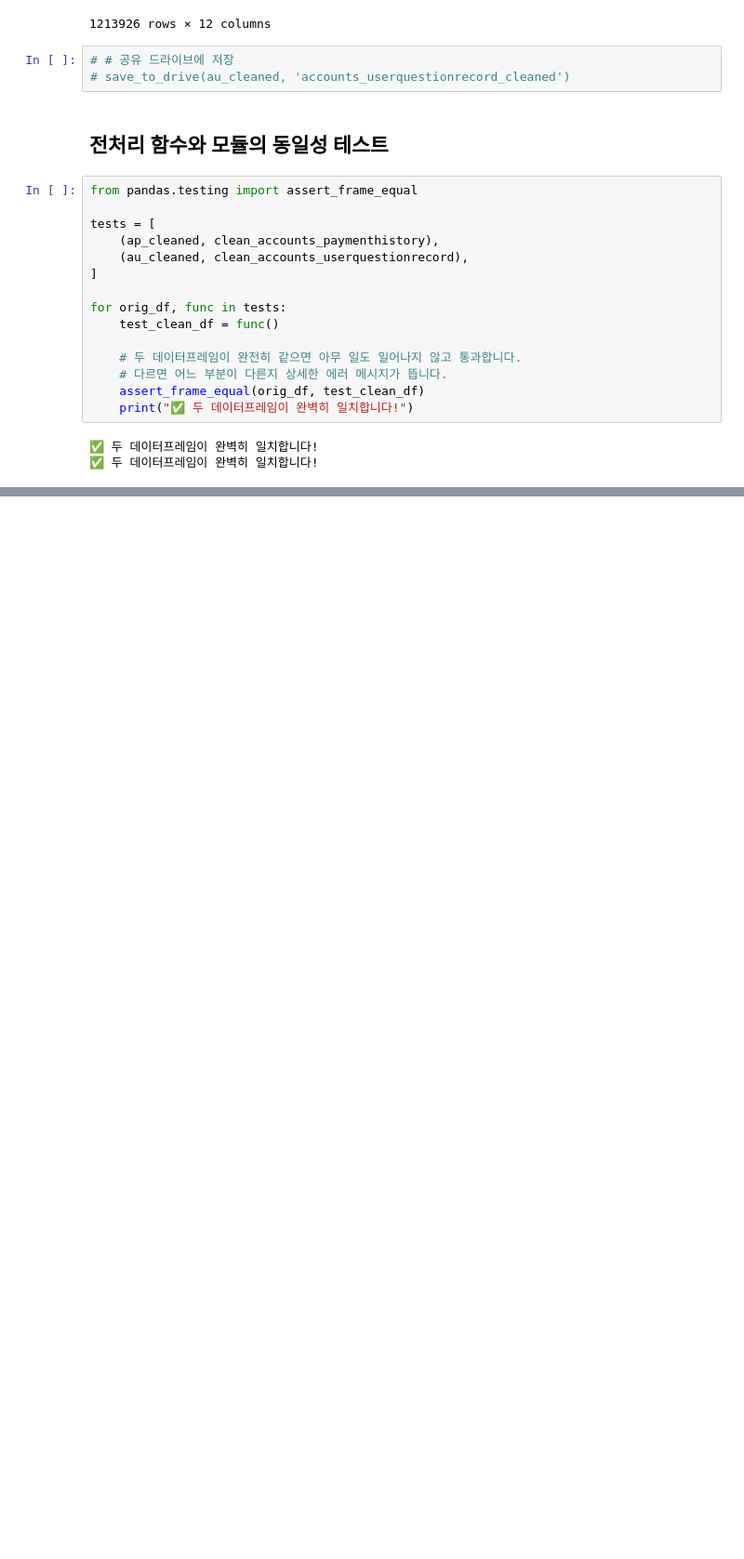
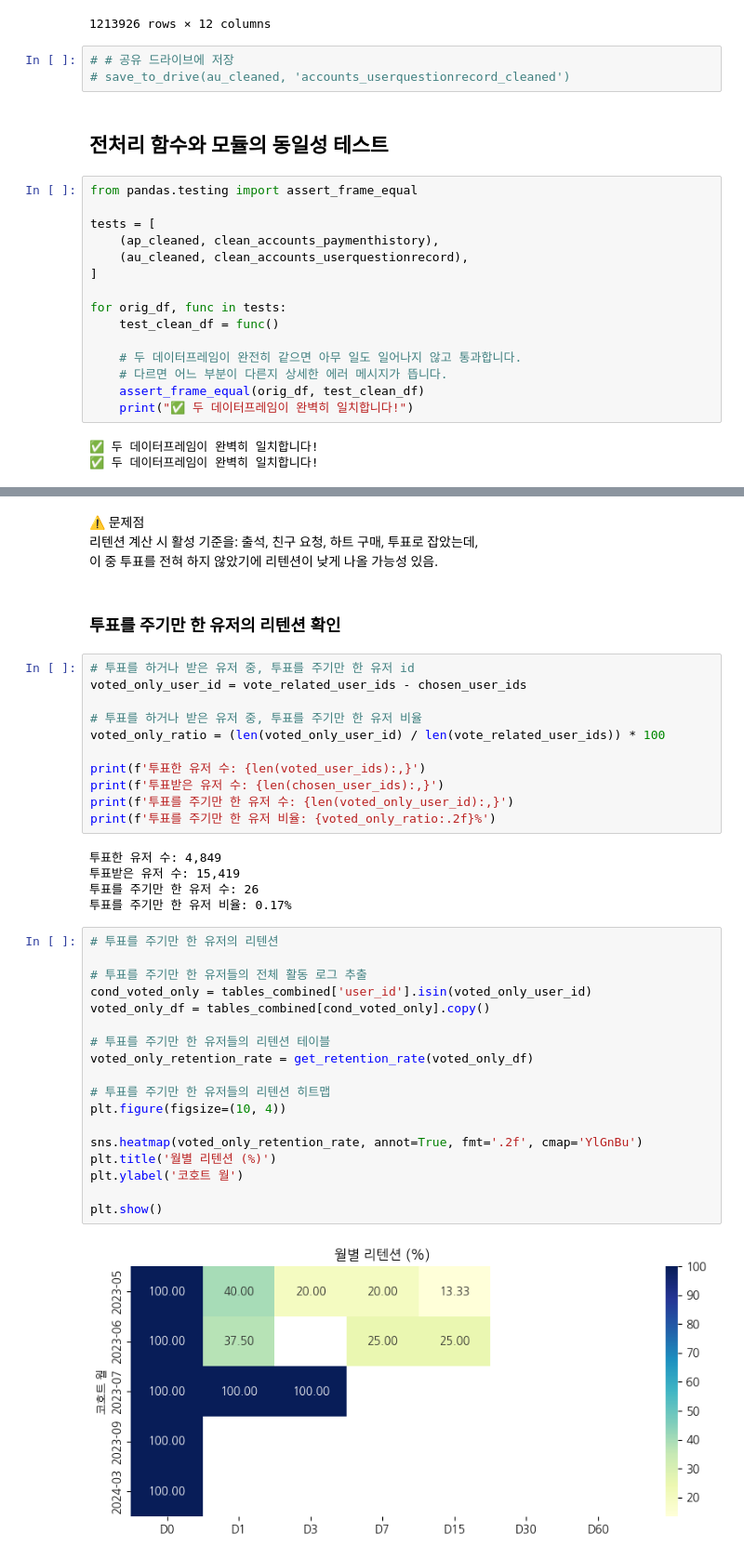
Before and after one commit to DA15-Lab/team3-ping-analytics, a Jupyter notebook: notebooks/Daun_analysis.ipynb, the cells around one changed output, grey strips where cells are left out. Shown at 93% size. Saved outputs shown, nothing was run; the diff lists cells and outputs as text; blank space fills up the shorter version.

```diff
--- a/notebooks/Daun_analysis.ipynb
+++ b/notebooks/Daun_analysis.ipynb
@@ -1021,0 +1271,42 @@ clean_accounts_user()
+# %% [markdown]
+⚠️ 문제점
+리텐션 계산 시 활성 기준을: 출석, 친구 요청, 하트 구매, 투표로 잡았는데,
+이 중 투표를 전혀 하지 않았기에 리텐션이 낮게 나올 가능성 있음.
+# %% [markdown]
+### 투표를 주기만 한 유저의 리텐션 확인
+# %%
+# 투표를 하거나 받은 유저 중, 투표를 주기만 한 유저 id
+voted_only_user_id = vote_related_user_ids - chosen_user_ids
+
+# 투표를 하거나 받은 유저 중, 투표를 주기만 한 유저 비율
+voted_only_ratio = (len(voted_only_user_id) / len(vote_related_user_ids)) * 100
+
+print(f'투표한 유저 수: {len(voted_user_ids):,}')
+print(f'투표받은 유저 수: {len(chosen_user_ids):,}')
+print(f'투표를 주기만 한 유저 수: {len(voted_only_user_id):,}')
+print(f'투표를 주기만 한 유저 비율: {voted_only_ratio:.2f}%')
+# %% [output]
+투표한 유저 수: 4,849
+투표받은 유저 수: 15,419
+투표를 주기만 한 유저 수: 26
+투표를 주기만 한 유저 비율: 0.17%
+# %%
+# 투표를 주기만 한 유저의 리텐션
+
+# 투표를 주기만 한 유저들의 전체 활동 로그 추출
+cond_voted_only = tables_combined['user_id'].isin(voted_only_user_id)
+voted_only_df = tables_combined[cond_voted_only].copy()
+
+# 투표를 주기만 한 유저들의 리텐션 테이블
+voted_only_retention_rate = get_retention_rate(voted_only_df)
+
+# 투표를 주기만 한 유저들의 리텐션 히트맵
+plt.figure(figsize=(10, 4))
+
+sns.heatmap(voted_only_retention_rate, annot=True, fmt='.2f', cmap='YlGnBu')
+plt.title('월별 리텐션 (%)')
+plt.ylabel('코호트 월')
+
+plt.show()
+# %% [output]
+[figure, added]
```
Also changed, not shown: parts of 26 cells of this notebook, 1 other file.
